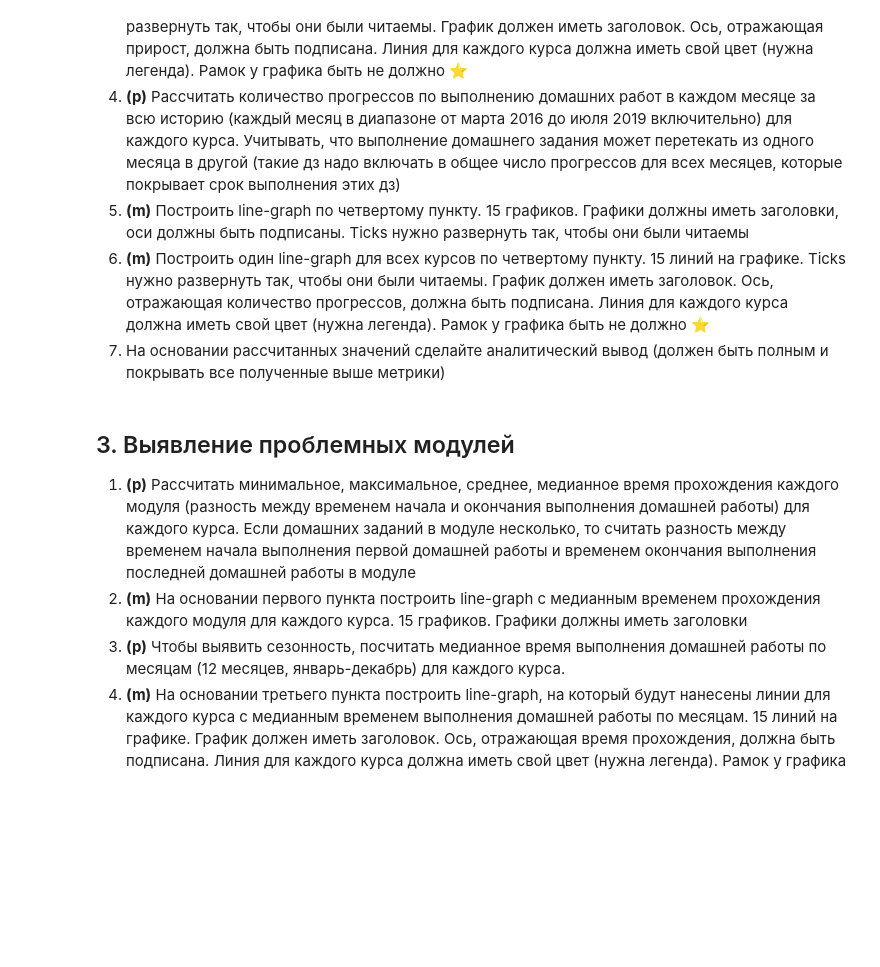
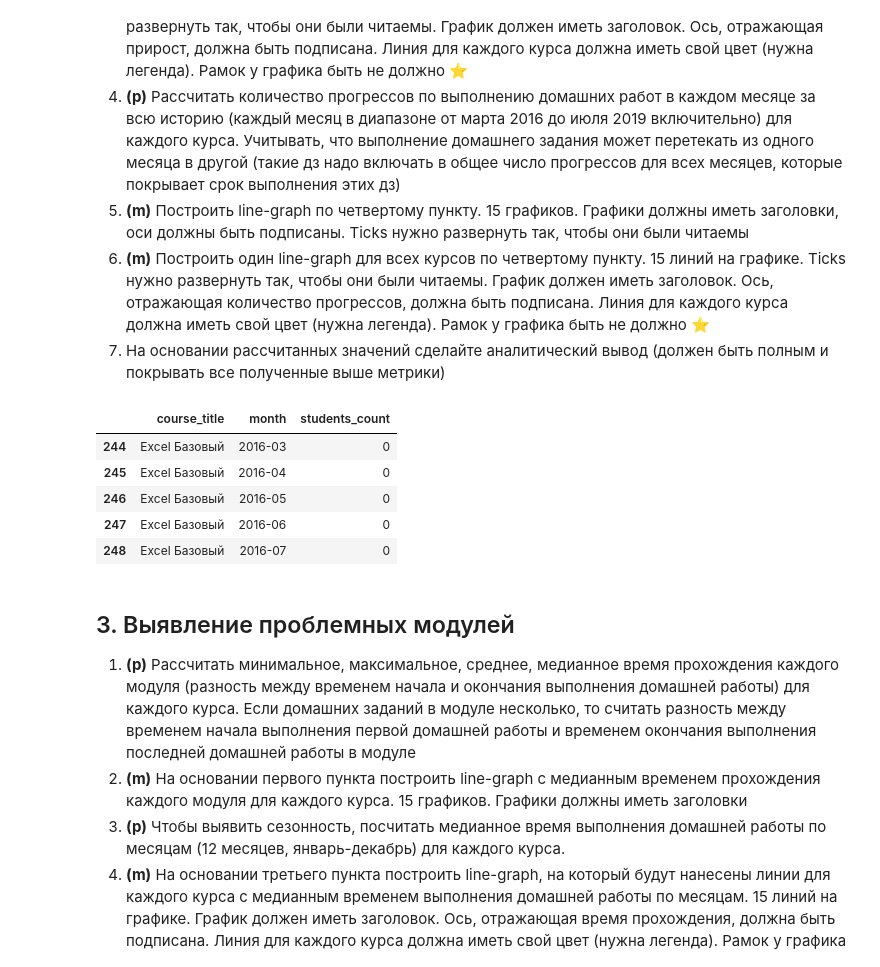
Before and after one commit to Dreeamcatcher/repo, a Jupyter notebook: skillbox/Data analytics - junior/course works/1/Coursework_analytics_1.ipynb, the cells around one changed output. Cells and saved outputs as stored; diff of their text form; code cells hidden in the pictures; blank space fills up the shorter version.

```diff
--- a/skillbox/Data analytics - junior/course works/1/Coursework_analytics_1.ipynb
+++ b/skillbox/Data analytics - junior/course works/1/Coursework_analytics_1.ipynb
@@ -327,3 +282,66 @@ dynamic_df
+# %%
+# ЗАДАНИЕ 2.1
+
+# Формируем промежуточный датафрейм homeworks_df, содержащий сведения только о первых ДЗ
+homeworks_df = main[['progress_id', 'course_title', 'module_number', 'lesson_number', 'is_homework', 'student_id']]
+# отсеиваем все, кроме домашних заданий
+homeworks_df = homeworks_df[homeworks_df.is_homework == True]
+# сортируем, для того чтобы первые домашние задания оказались сверху
+homeworks_df.sort_values(['module_number', 'lesson_number'], inplace=True)
+del homeworks_df['is_homework']
+# у каждого студента по курсам берем только первое выполненное ДЗ
+homeworks_df = homeworks_df.groupby(['progress_id', 'course_title', 'student_id']).agg('first').reset_index()
+# присоединяем даты начала/завершения домашних работ и статус
+homeworks_df = pd.merge(homeworks_df, data['progress_phases'], how='left', on=['progress_id', 'module_number', 'lesson_number'])
+
+# преобразуем поля с датами, в объекты
+def convert_datetime(str_time):
+    """конвертирует строки датафрейма в объекты Datetime"""
+    mask = '%Y-%m-%d %H:%M:%S'
+    try:
+        return datetime.strptime(str_time[:-3], '{}{}'.format(mask, '.%f'))
+    except ValueError:
+        try:
+            return datetime.strptime(str_time[:-3], mask)
+        except ValueError:
+            return None
+homeworks_df['start_date'] = homeworks_df[pd.isna(homeworks_df['start_date']) == False].start_date.apply(lambda x: convert_datetime(x))
+homeworks_df['finish_date'] = homeworks_df[pd.isna(homeworks_df['finish_date']) == False].finish_date.apply(lambda x: convert_datetime(x))
+# узнать зачем нужны милисекундыс homeworks_df['hz'] = homeworks_df['start_date'].apply(lambda x: x.strftime('%Y-%m-%d %H:%M:%S'))
+# создаем столбец, содержащий год и месяц, для дальнейших операций
+homeworks_df['month'] = homeworks_df['start_date'].apply(lambda x: x.strftime('%Y-%m'))
+
+# формируем датафрейм dynamic_df, содержащий значения прироста студентов на каждом курсе
+dynamic_df = homeworks_df[['course_title', 'month', 'student_id']].groupby(['course_title', 'month']).agg('count').reset_index()
+dynamic_df.rename(columns={'student_id' : 'students_count'}, inplace=True)
+# ищем минимальные и максимальные даты [год, месяц]
+min_date = list(map(int, homeworks_df.month.min().split('-')))
+max_date = list(map(int, homeworks_df.month.max().split('-')))
+# формируем диапазон дат (список строк) с шагом в месяц
+dates_list = []
+for year in range(min_date[0], max_date[0] + 1):
+        for month in range(1, 12 + 1):
+            # пропускаем только значения, расположенные между минимальной и максимальной датой
+            if ((year == min_date[0]) & (month >= min_date[1])) | ((year == max_date[0]) & (month <= max_date[1])) | (min_date[0] < year < max_date[0]):
+                dates_list.append(str(year) + '-' + str(month).zfill(2))
+# месяца без записей заполняем нулями
+update_list = []
+for course in dynamic_df.course_title.unique():
+    course_dates = dynamic_df[dynamic_df.course_title == course].month.values.tolist()
+    for date in dates_list:
+        if date not in course_dates:
+            update_list.append({'course_title':course, 'month': date, 'students_count': 0})
+# присоединяем новые строки с нулями
+dynamic_df = pd.concat([dynamic_df, pd.DataFrame(update_list)], ignore_index=True, axis=0)
+# сортируем по месяцам
+dynamic_df.sort_values(['course_title', 'month'], inplace=True)
+# %% [output]
+|  | course_title | month | students_count |
+| 244 | Excel Базовый | 2016-03 | 0 |
+| 245 | Excel Базовый | 2016-04 | 0 |
+| 246 | Excel Базовый | 2016-05 | 0 |
+| 247 | Excel Базовый | 2016-06 | 0 |
+| 248 | Excel Базовый | 2016-07 | 0 |
 # %% [markdown]
 ## 3. Выявление проблемных модулей
 
```
Also changed, not shown: parts of 4 cells of this notebook.
